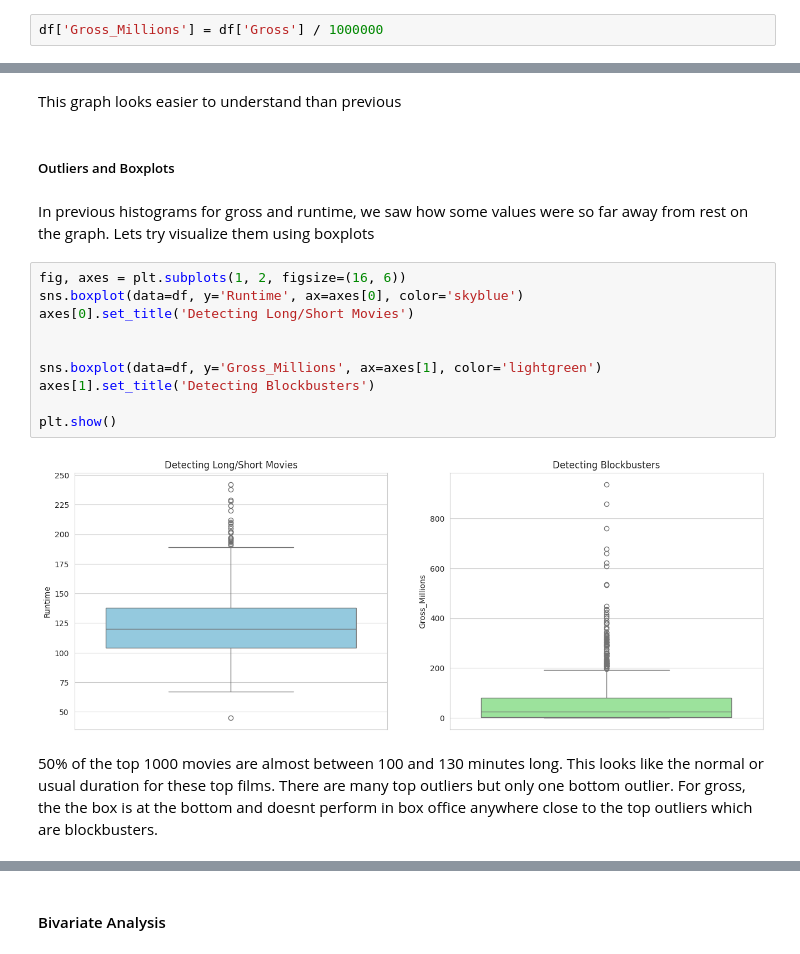
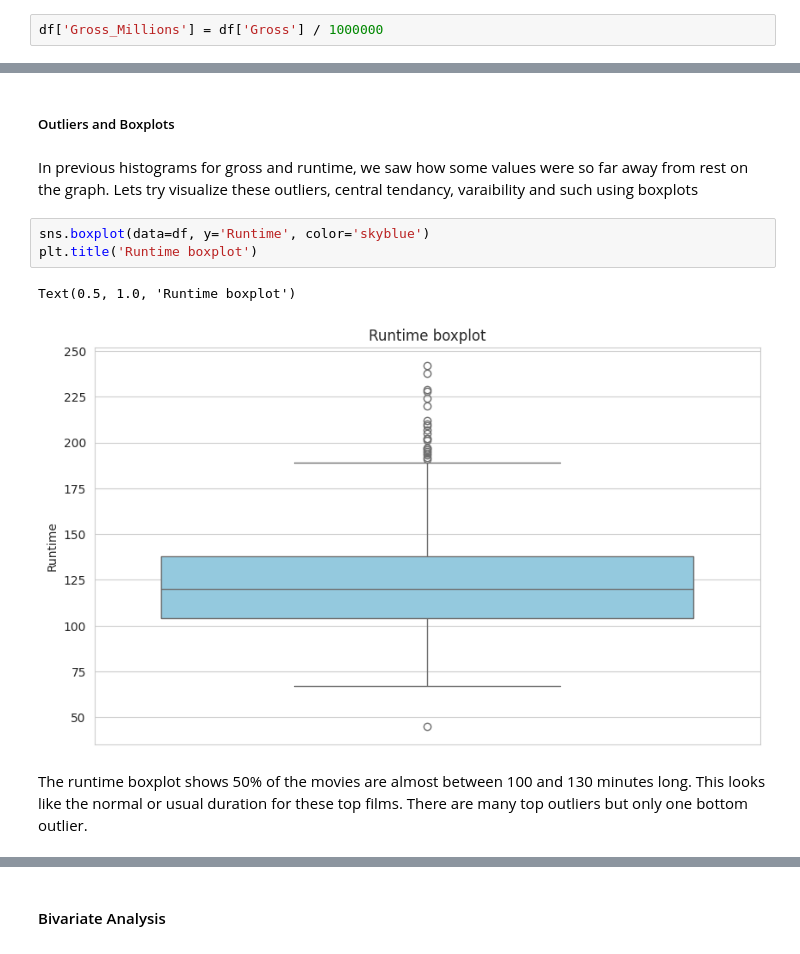
Before and after one commit to rahulkrishna-s/imdb-eda-notebooks, a Jupyter notebook: notebooks/imdb_eda.ipynb, the cells around one changed output, grey strips where cells are left out. Cells and saved outputs as stored; diff of their text form.

```diff
--- a/notebooks/imdb_eda.ipynb
+++ b/notebooks/imdb_eda.ipynb
@@ -243,21 +242,12 @@ plt.show()
-# %% [markdown]
-This graph looks easier to understand than previous
 # %% [markdown]
 ##### Outliers and Boxplots
 # %% [markdown]
-In previous histograms for gross and runtime, we saw how some values were so far away from rest on the graph. Lets try visualize them using boxplots
+In previous histograms for gross and runtime, we saw how some values were so far away from rest on the graph. Lets try visualize these outliers, central tendancy, varaibility and such using boxplots
-# %%
-fig, axes = plt.subplots(1, 2, figsize=(16, 6))
-sns.boxplot(data=df, y='Runtime', ax=axes[0], color='skyblue')
-axes[0].set_title('Detecting Long/Short Movies')
-
-
-sns.boxplot(data=df, y='Gross_Millions', ax=axes[1], color='lightgreen')
-axes[1].set_title('Detecting Blockbusters')
-
-plt.show()
-# %% [output]
-[figure, removed]
+# %%
+sns.boxplot(data=df, y='Runtime', color='skyblue')
+plt.title('Runtime boxplot')
+# %% [output]
+Text(0.5, 1.0, 'Runtime boxplot')
+[figure, added]
 # %% [markdown]
-50% of the top 1000 movies are almost between 100 and 130 minutes long. This looks like the normal or usual duration for these top films. There are many top outliers but only one bottom outlier.
-For gross, the the box is at the bottom and doesnt perform in box office anywhere close to the top outliers which are blockbusters.
+The runtime boxplot shows 50% of the movies are almost between 100 and 130 minutes long. This looks like the normal or usual duration for these top films. There are many top outliers but only one bottom outlier.
```
Also changed, not shown: parts of 17 cells of this notebook.
